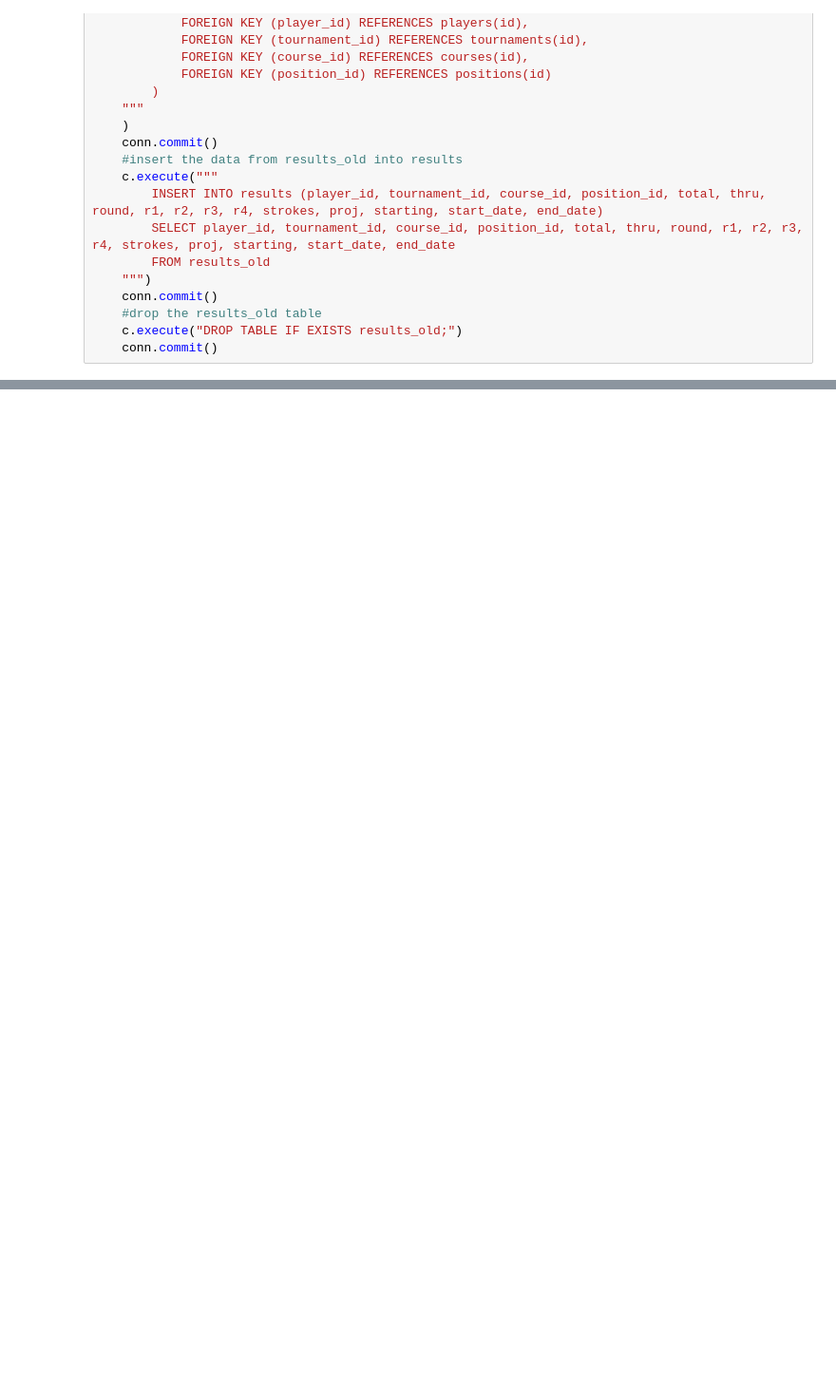
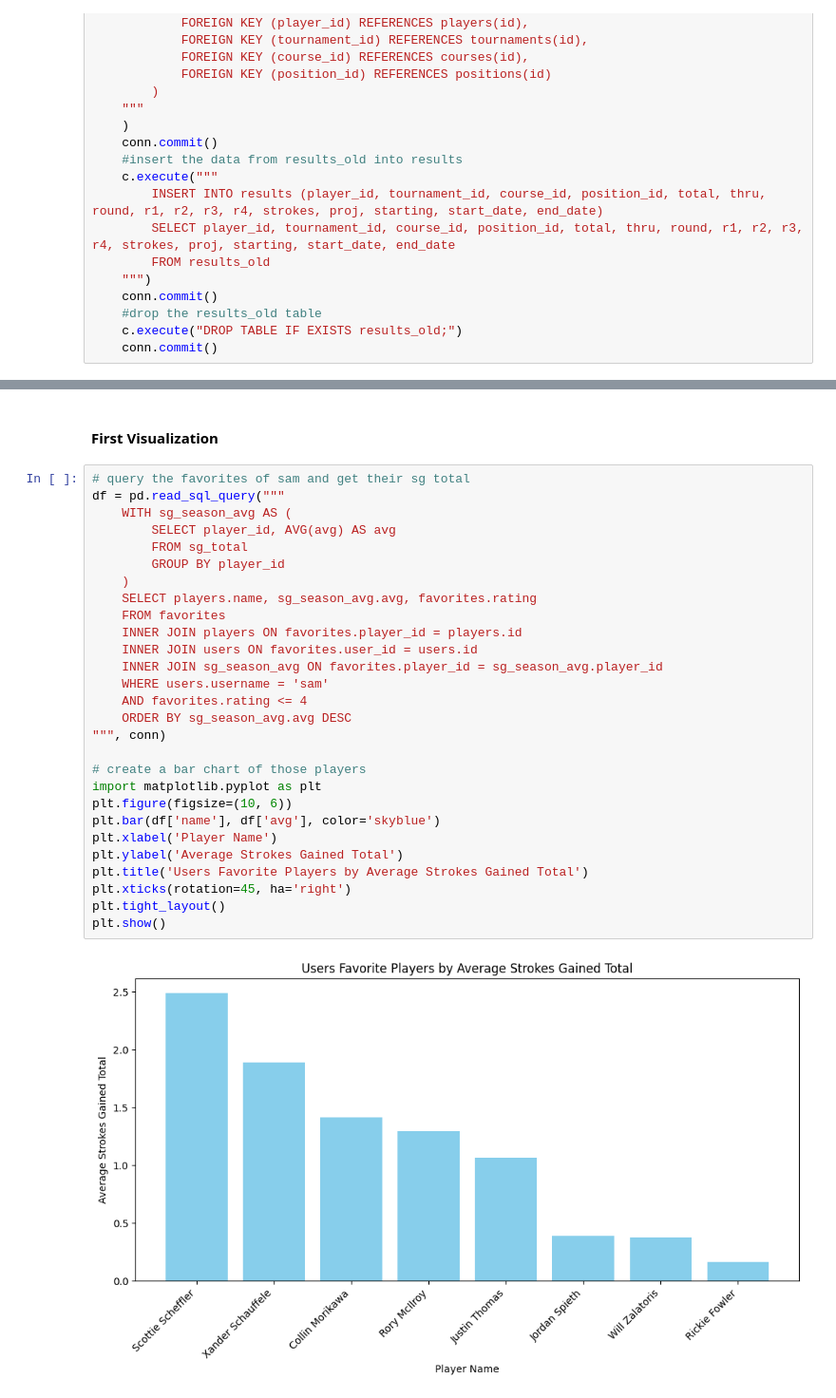
Before and after one commit to ochss/pga_tour_db, a Jupyter notebook: database.ipynb, the cells around one changed output, grey strips where cells are left out. Shown at 95% size. Cells and saved outputs as stored; diff of their text form; blank space fills up the shorter version.

```diff
--- a/database.ipynb
+++ b/database.ipynb
@@ -917,0 +1030,32 @@ INSERT INTO "sg_total" ("rank", "player", "avg", "total_sg_t", "total_sg_t2g", "
+# %% [markdown]
+#### First Visualization
+# %%
+# query the favorites of sam and get their sg total
+df = pd.read_sql_query("""
+    WITH sg_season_avg AS (
+        SELECT player_id, AVG(avg) AS avg
+        FROM sg_total
+        GROUP BY player_id
+    )
+    SELECT players.name, sg_season_avg.avg, favorites.rating
+    FROM favorites
+    INNER JOIN players ON favorites.player_id = players.id
+    INNER JOIN users ON favorites.user_id = users.id
+    INNER JOIN sg_season_avg ON favorites.player_id = sg_season_avg.player_id
+    WHERE users.username = 'sam'
+    AND favorites.rating <= 4
+    ORDER BY sg_season_avg.avg DESC
+""", conn)
+
+# create a bar chart of those players
+import matplotlib.pyplot as plt
+plt.figure(figsize=(10, 6))
+plt.bar(df['name'], df['avg'], color='skyblue')
+plt.xlabel('Player Name')
+plt.ylabel('Average Strokes Gained Total')
+plt.title('Users Favorite Players by Average Strokes Gained Total')
+plt.xticks(rotation=45, ha='right')
+plt.tight_layout()
+plt.show()
+# %% [output]
+[figure, added]
```
Also changed, not shown: parts of 29 cells of this notebook, 2 other files.
